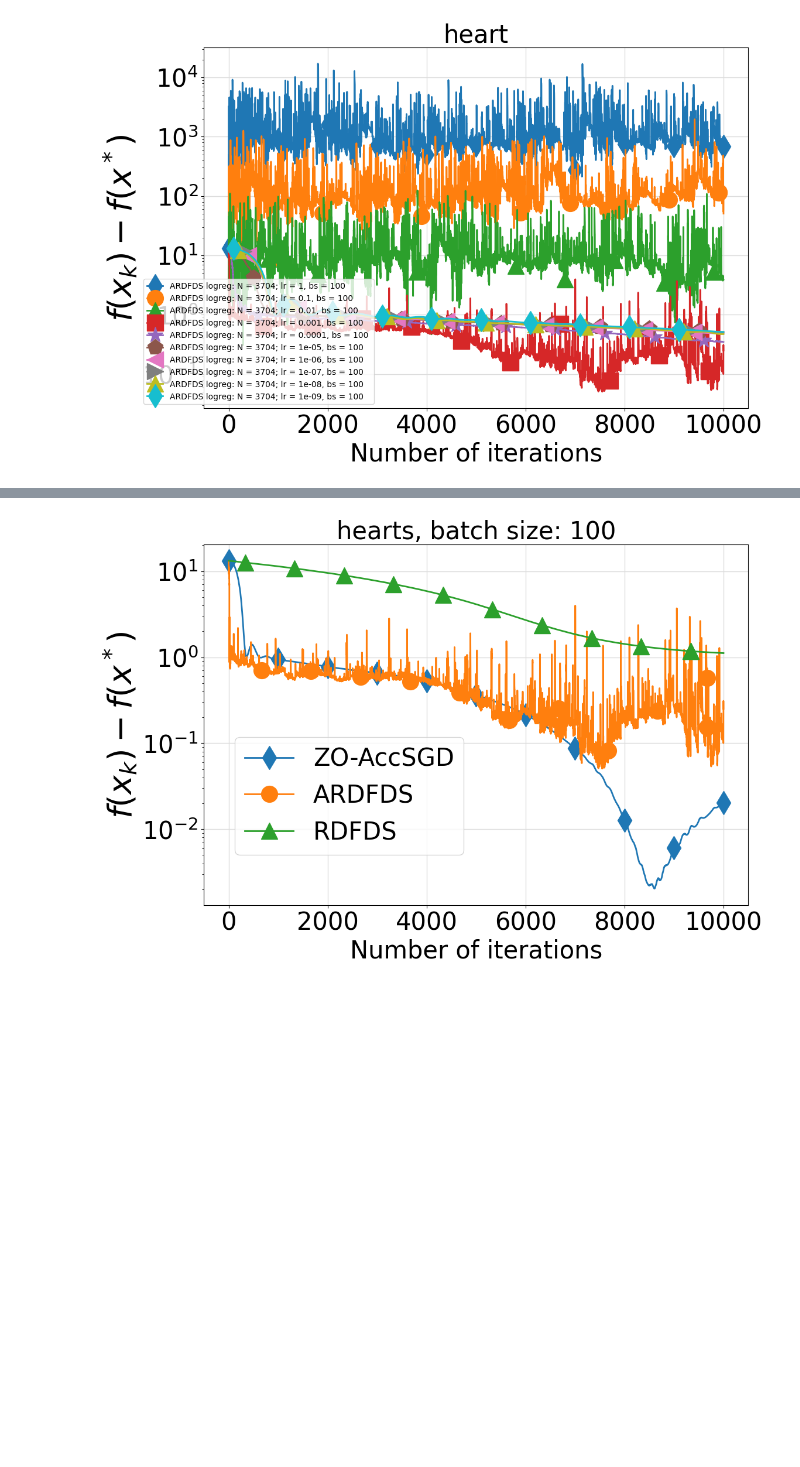
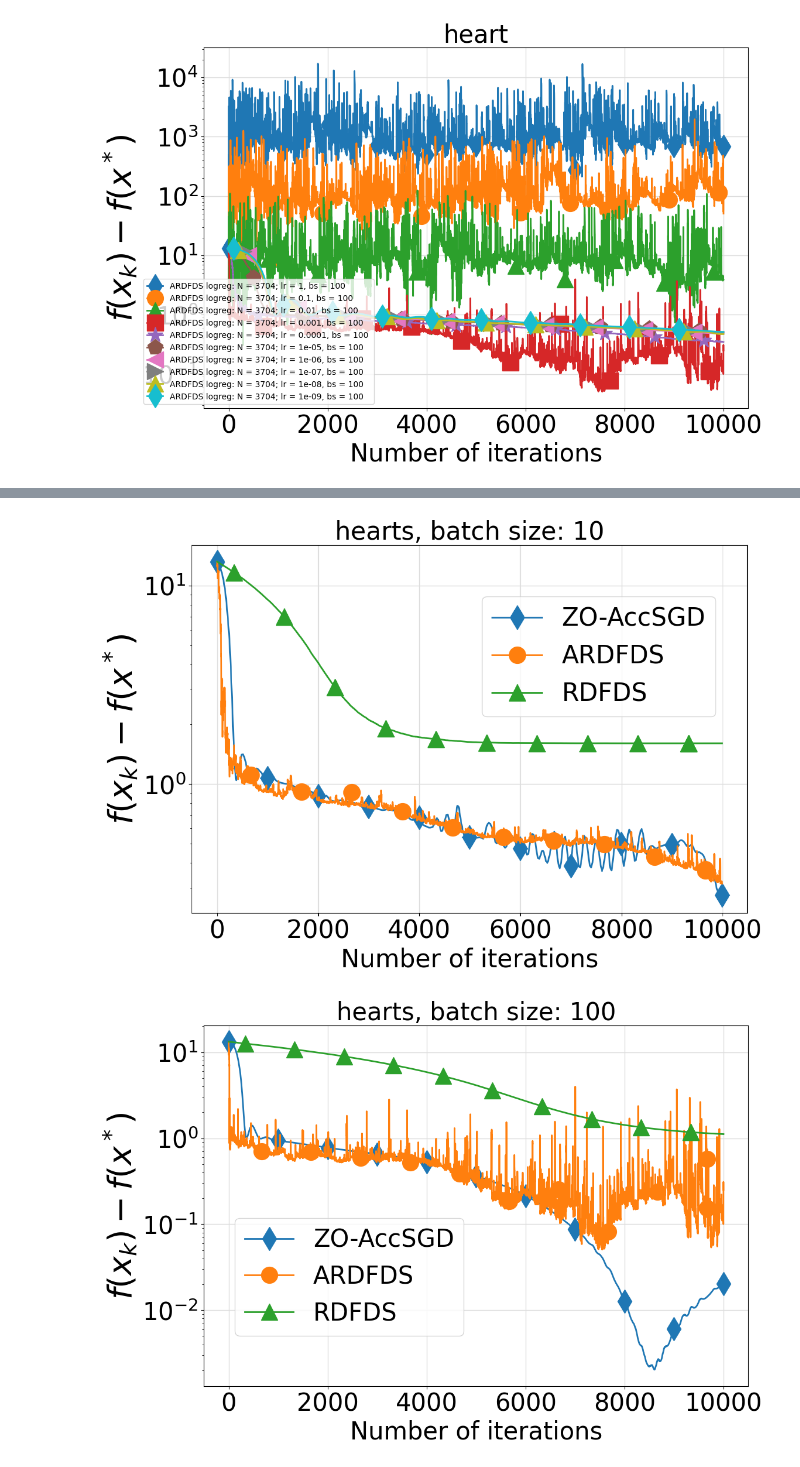
Before and after one commit to MetalistForever/ZO-AccSGD, a Jupyter notebook: experiments_logreg_hearts.ipynb, the cells around one changed output, grey strips where cells are left out. Saved outputs shown, nothing was run; the diff lists cells and outputs as text; code cells hidden in the pictures; blank space fills up the shorter version.

```diff
--- a/experiments_logreg_hearts.ipynb
+++ b/experiments_logreg_hearts.ipynb
@@ -420,3 +530,31 @@ make_plots(args_for_plots)
+# %%
+methods = [['Our_algorithm logreg', [1, 10000, 0, 10, 19.5], f"ZO-AccSGD", None],
+           ['ARDFDS_E logreg', [1e-4, 370, 0, 10], f"ARDFDS", None],
+           ['RDFDS_E logreg', [1e-5, 370, 0, 10], f"RDFDS", None]]
+
+mode_y = 'func_vals'
+mode_x = 'iters'
+figsize = (12, 8)
+title_size = 30
+linewidth = 2
+markersize = 20
+legend_size = 30
+xlabel_size = 30
+ylabel_size = 40
+xticks_size = 30
+yticks_size = 30
+sizes = [title_size, linewidth, markersize, legend_size, xlabel_size, ylabel_size, xticks_size, yticks_size]
+title = 'hearts, batch size: 10'
+bbox_to_anchor = (0.5,0.5)
+legend_loc='best'
+
+save_fig = [True, filename+"comparison"+"_delta_"+str(delta)
+            +"_batch_"+str(bs)+".pdf"]
+
+args_for_plots = [filename, mode_y, mode_x, figsize, sizes, title, methods, bbox_to_anchor, legend_loc, save_fig]
+make_plots(args_for_plots)
+# %% [output]
+[figure, added]
 # %%
 methods = [['Our_algorithm logreg', [1, 10000, 0, 100, 19.5], f"ZO-AccSGD", None],
            ['ARDFDS_E logreg', [1e-3, 3704, 0, 100], f"ARDFDS", None],
```
Also changed, not shown: parts of 6 cells of this notebook, 30 other files.
